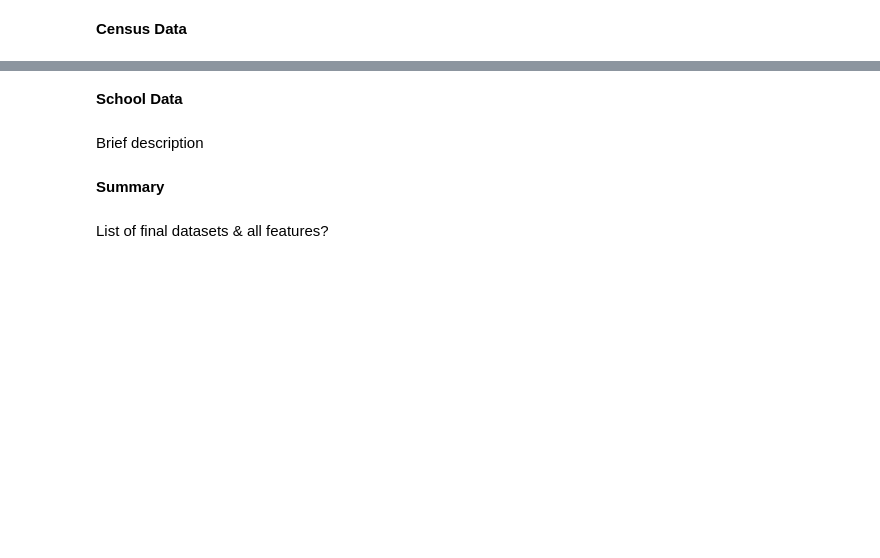
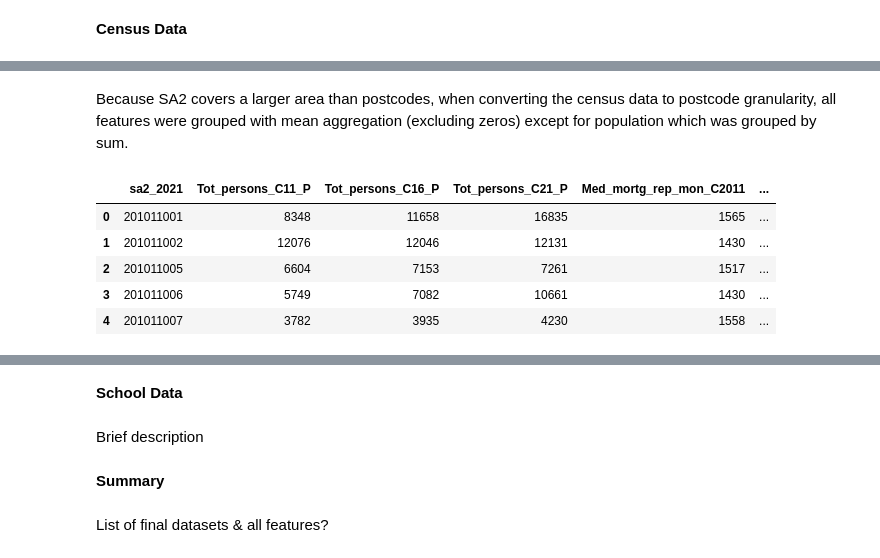
Before and after one commit to MAST30034-Applied-Data-Science/generic-real-estate-consulting-project-group-42, a Jupyter notebook: notebooks/summary.ipynb, the cells around one changed output, grey strips where cells are left out. Saved outputs shown, nothing was run; the diff lists cells and outputs as text; code cells hidden in the pictures; blank space fills up the shorter version.

```diff
--- a/notebooks/summary.ipynb
+++ b/notebooks/summary.ipynb
@@ -22,0 +90,13 @@ Census data & converting SA2 to postcode
+# %% [markdown]
+Because SA2 covers a larger area than postcodes, when converting the census data to postcode granularity, all features were grouped with mean aggregation (excluding zeros) except for population which was grouped by sum.
+# %%
+# census data by SA2
+census_df = pd.read_csv("../data/curated/census_data.csv")
+census_df.head()
+# %% [output]
+|  | sa2_2021 | Tot_persons_C11_P | Tot_persons_C16_P | Tot_persons_C21_P | Med_mortg_rep_mon_C2011 | ... |
+| 0 | 201011001 | 8348 | 11658 | 16835 | 1565 | ... |
+| 1 | 201011002 | 12076 | 12046 | 12131 | 1430 | ... |
+| 2 | 201011005 | 6604 | 7153 | 7261 | 1517 | ... |
+| 3 | 201011006 | 5749 | 7082 | 10661 | 1430 | ... |
+| 4 | 201011007 | 3782 | 3935 | 4230 | 1558 | ... |
```
Also changed, not shown: parts of 58 cells of this notebook, 15 other files.
